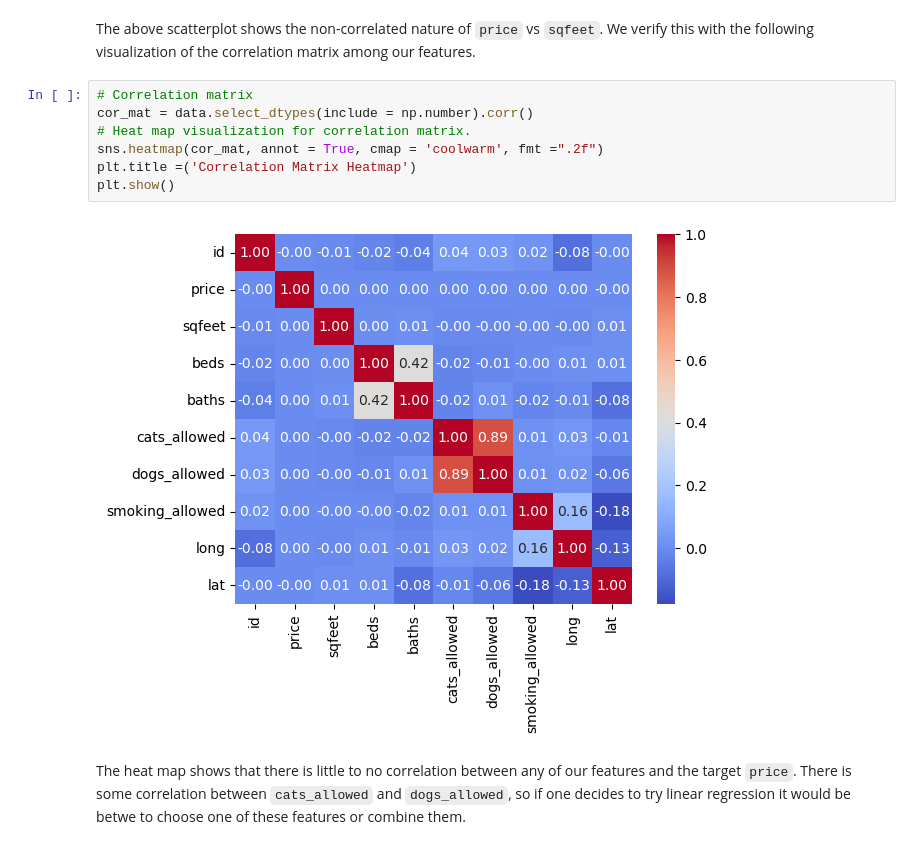
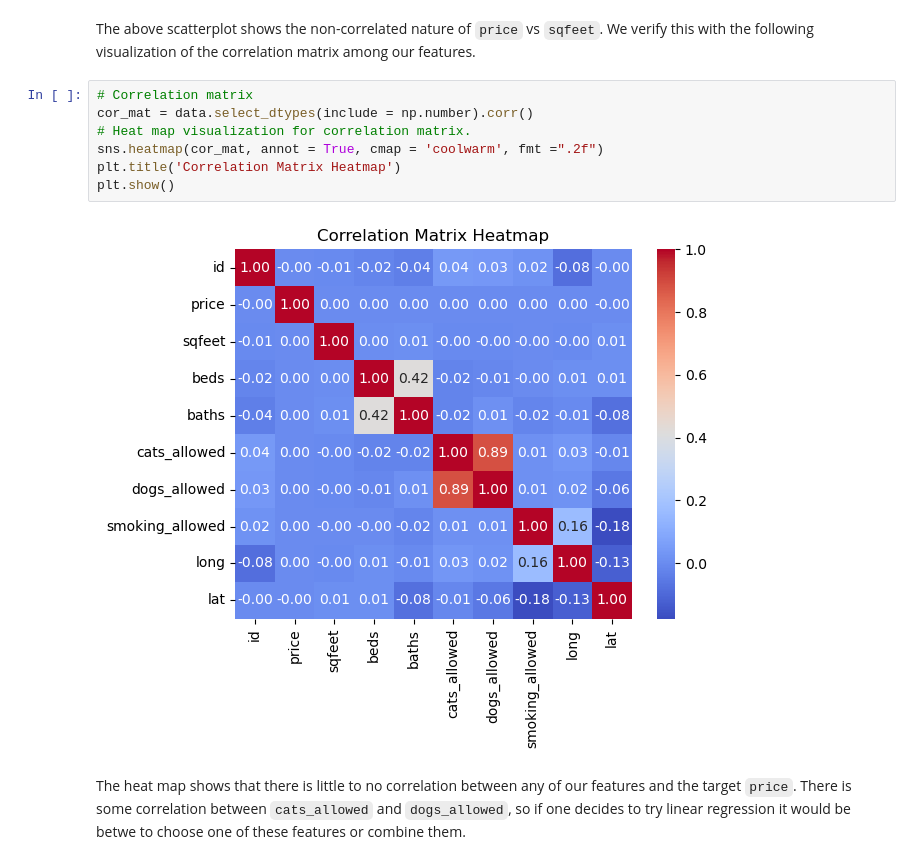
Before and after one commit to taylor-j-murray/Regression-in-Housing-Data, a Jupyter notebook: final.ipynb, the cells around one changed output. Cells and saved outputs as stored; diff of their text form.

```diff
--- a/final.ipynb
+++ b/final.ipynb
@@ -407,12 +409,12 @@ The above scatterplot shows the non-correlated nature of `price` vs `sqfeet`. We
 # %%
 # Correlation matrix
 cor_mat = data.select_dtypes(include = np.number).corr()
 # Heat map visualization for correlation matrix.
 sns.heatmap(cor_mat, annot = True, cmap = 'coolwarm', fmt =".2f")
-plt.title =('Correlation Matrix Heatmap')
+plt.title('Correlation Matrix Heatmap')
 plt.show()
 # %% [output]
-[figure, old version]
+[figure, new version]
 # %% [markdown]
 The heat map shows that there is little to no correlation between any of our features and the target `price`. There is some correlation between `cats_allowed` and `dogs_allowed`, so if one decides to try linear regression it would be betwe to choose one of these features or combine them.
 # %%
```
Also changed, not shown: parts of 20 cells of this notebook.
